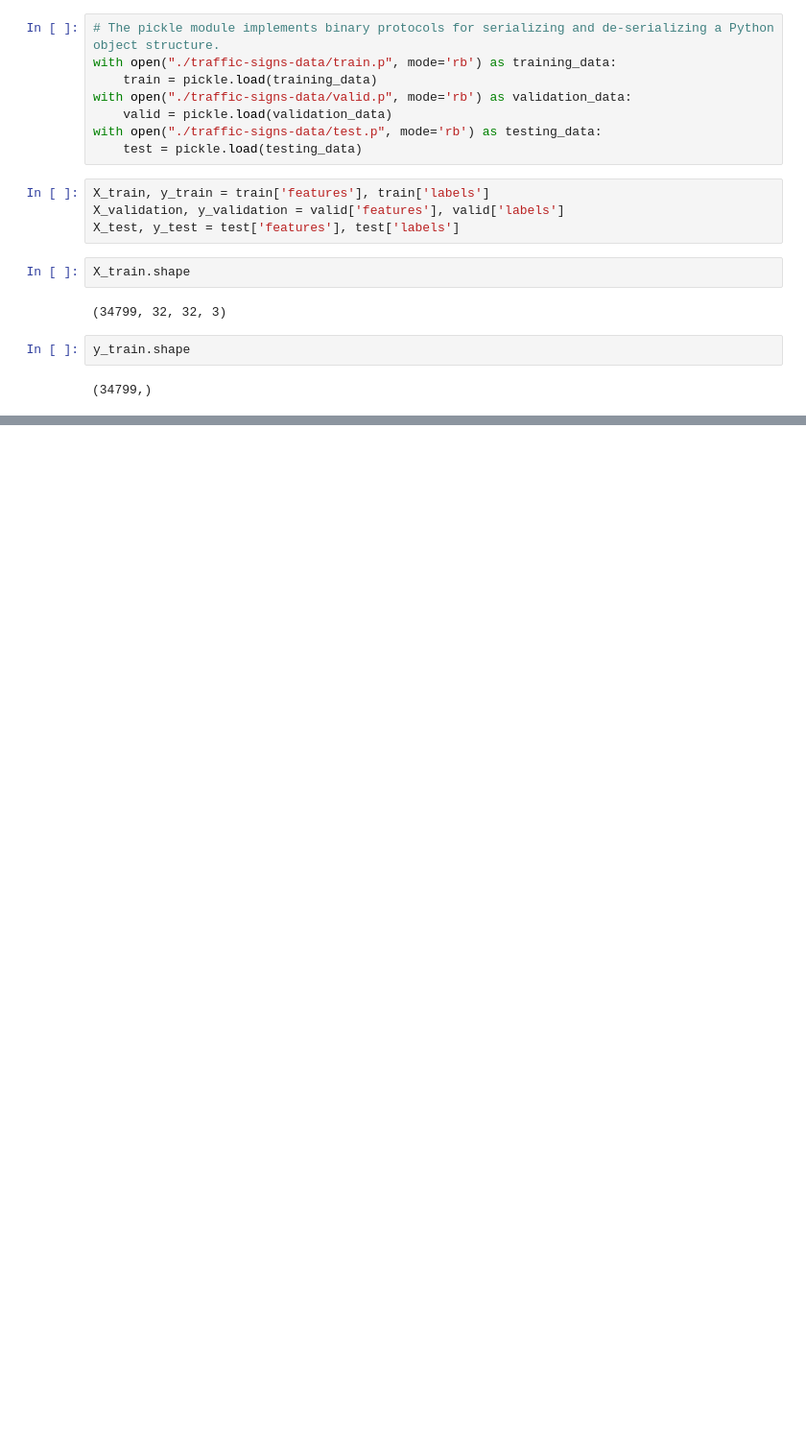
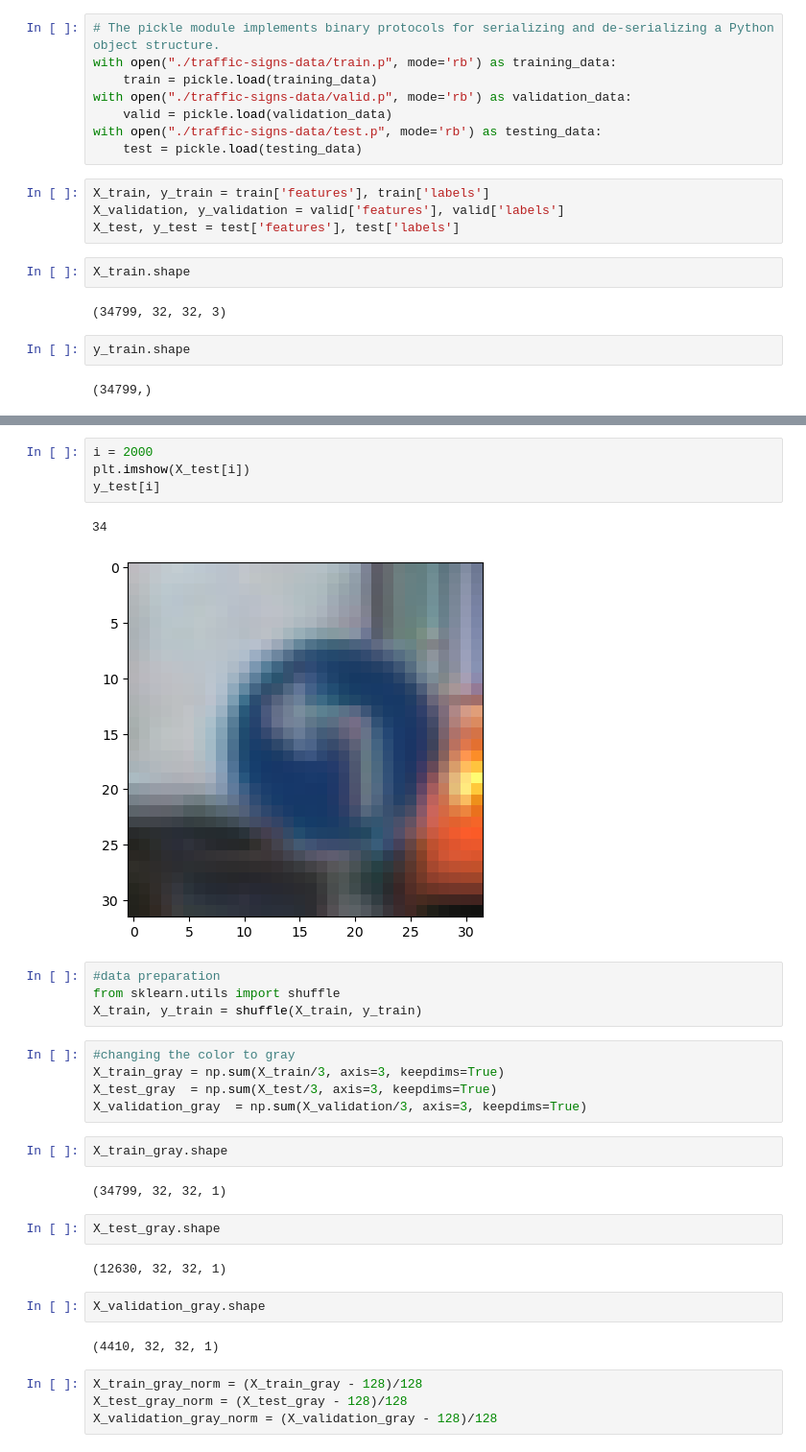
Before and after one commit to fegarciatejada/Le-NetTrafficSign, a Jupyter notebook: Le-NetTrafficSign.ipynb, the cells around one changed output, grey strips where cells are left out. Shown at 96% size. Drawn from its saved outputs; the diff is of its cells as text; blank space fills up the shorter version.

```diff
--- a/Le-NetTrafficSign.ipynb
+++ b/Le-NetTrafficSign.ipynb
@@ -27,0 +55,32 @@ y_train.shape
+# %%
+i = 2000
+plt.imshow(X_test[i])
+y_test[i]
+# %% [output]
+34
+[figure, added]
+# %%
+#data preparation
+from sklearn.utils import shuffle
+X_train, y_train = shuffle(X_train, y_train)
+# %%
+#changing the color to gray
+X_train_gray = np.sum(X_train/3, axis=3, keepdims=True)
+X_test_gray  = np.sum(X_test/3, axis=3, keepdims=True)
+X_validation_gray  = np.sum(X_validation/3, axis=3, keepdims=True)
+# %%
+X_train_gray.shape
+# %% [output]
+(34799, 32, 32, 1)
+# %%
+X_test_gray.shape
+# %% [output]
+(12630, 32, 32, 1)
+# %%
+X_validation_gray.shape
+# %% [output]
+(4410, 32, 32, 1)
+# %%
+X_train_gray_norm = (X_train_gray - 128)/128
+X_test_gray_norm = (X_test_gray - 128)/128
+X_validation_gray_norm = (X_validation_gray - 128)/128
```
Also changed, not shown: parts of 7 cells of this notebook.
